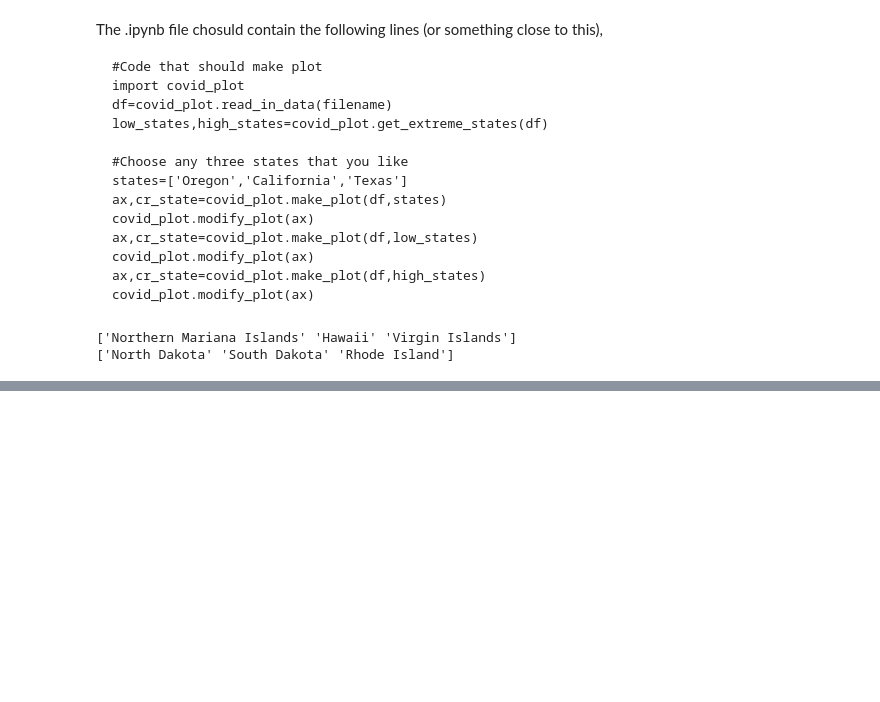
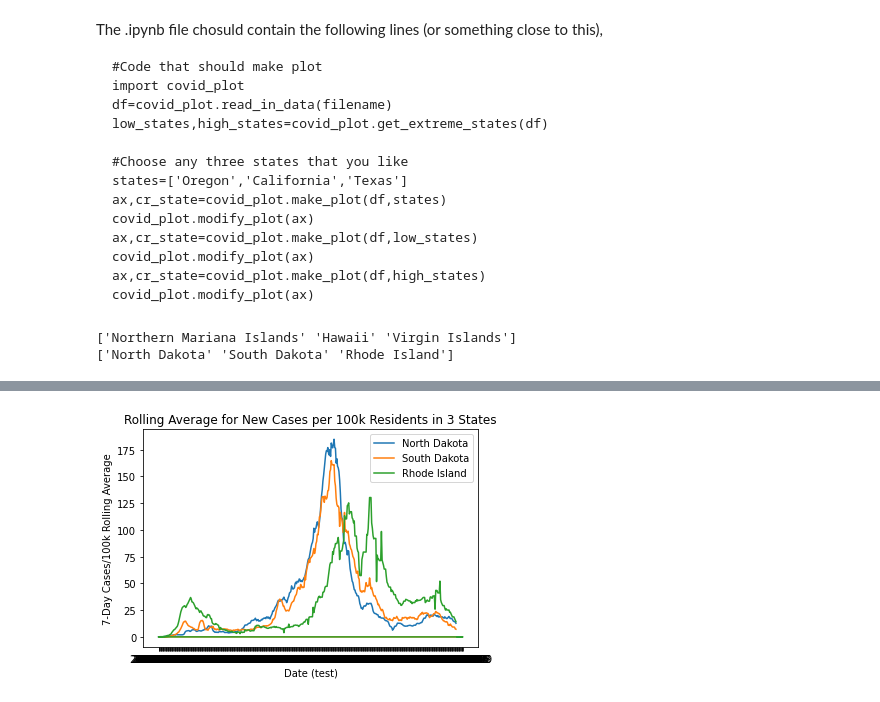
Before and after one commit to AlexSath/BDS311_NY_Times_COVID19, a Jupyter notebook: plotter.ipynb, the cells around one changed output, grey strips where cells are left out. Drawn from its saved outputs; the diff is of its cells as text; code cells hidden in the pictures; blank space fills up the shorter version.

```diff
--- a/plotter.ipynb
+++ b/plotter.ipynb
@@ -32,0 +38,5 @@ print(high_states)
+# %%
+ax = covid_plot.make_plot(df, high_states)
+covid_plot.modify_plot(ax, high_states)
+# %% [output]
+[figure, added]
```
Also changed, not shown: parts of 4 cells of this notebook, 2 other files.
